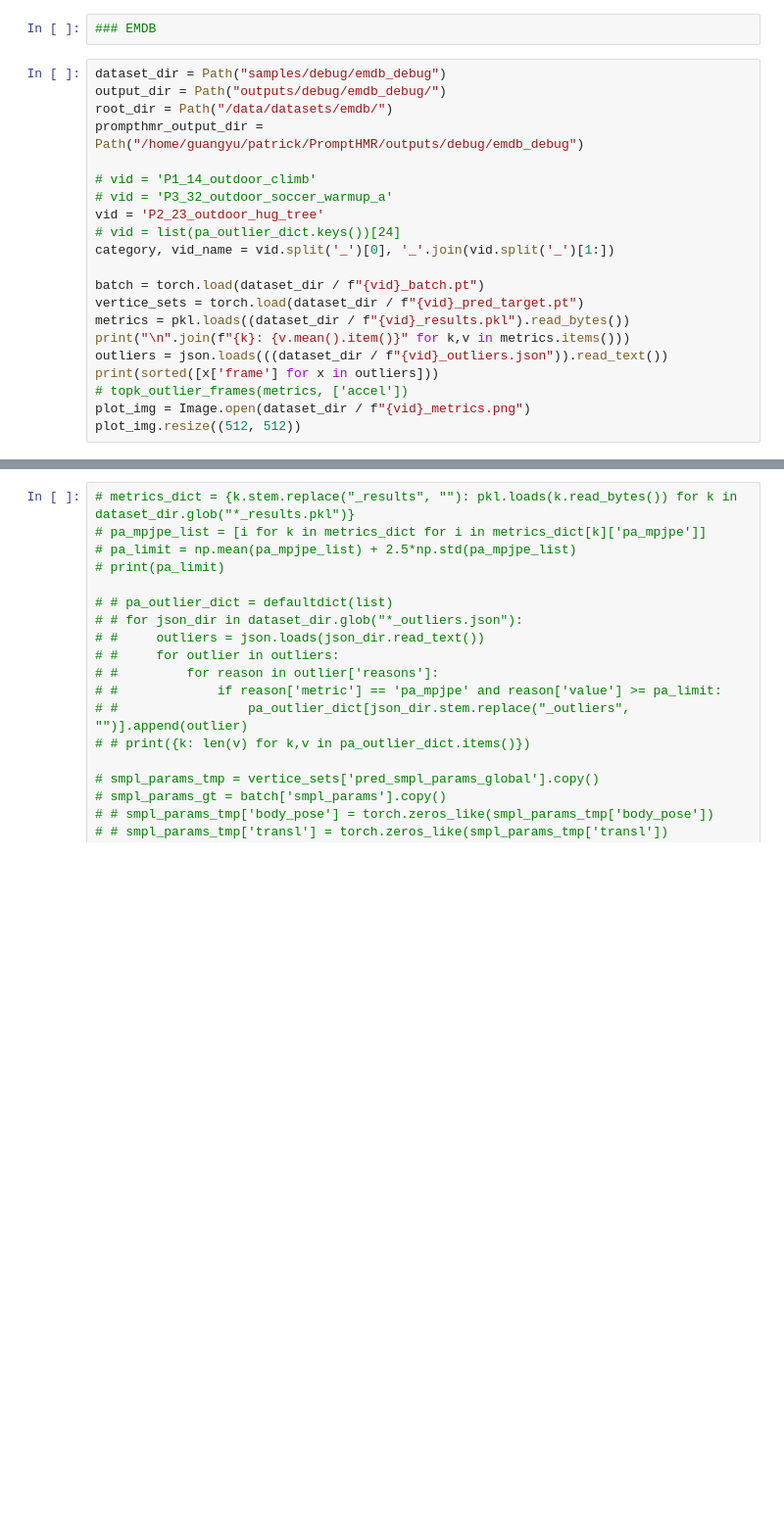
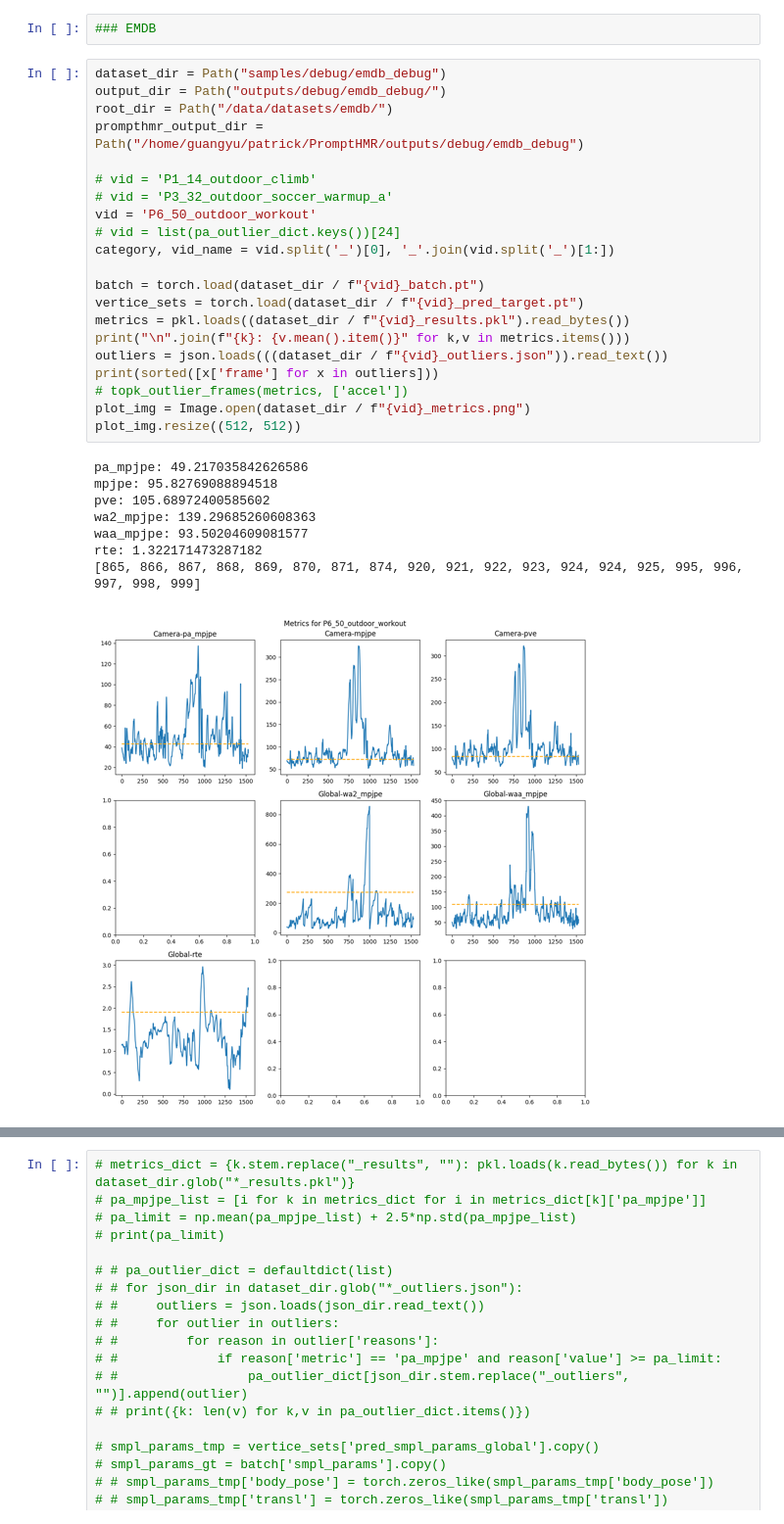
Before and after one commit to yj7082126/GVHMR, a Jupyter notebook: notebooks/test-render-evaldataset.ipynb, the cells around one changed output, grey strips where cells are left out. Shown at 98% size. Drawn from its saved outputs; the diff is of its cells as text; blank space fills up the shorter version.

```diff
--- a/notebooks/test-render-evaldataset.ipynb
+++ b/notebooks/test-render-evaldataset.ipynb
@@ -178,23 +178,32 @@ writer.close()
 # %%
 dataset_dir = Path("samples/debug/emdb_debug")
 output_dir = Path("outputs/debug/emdb_debug/")
 root_dir = Path("/data/datasets/emdb/")
 prompthmr_output_dir = Path("/home/guangyu/patrick/PromptHMR/outputs/debug/emdb_debug")
 
 # vid = 'P1_14_outdoor_climb'
 # vid = 'P3_32_outdoor_soccer_warmup_a'
-vid = 'P2_23_outdoor_hug_tree'
+vid = 'P6_50_outdoor_workout'
 # vid = list(pa_outlier_dict.keys())[24]
 category, vid_name = vid.split('_')[0], '_'.join(vid.split('_')[1:])
 
 batch = torch.load(dataset_dir / f"{vid}_batch.pt")
 vertice_sets = torch.load(dataset_dir / f"{vid}_pred_target.pt")
 metrics = pkl.loads((dataset_dir / f"{vid}_results.pkl").read_bytes())
 print("\n".join(f"{k}: {v.mean().item()}" for k,v in metrics.items()))
 outliers = json.loads(((dataset_dir / f"{vid}_outliers.json")).read_text())
 print(sorted([x['frame'] for x in outliers]))
 # topk_outlier_frames(metrics, ['accel'])
 plot_img = Image.open(dataset_dir / f"{vid}_metrics.png")
 plot_img.resize((512, 512))
+# %% [output]
+pa_mpjpe: 49.217035842626586
+mpjpe: 95.82769088894518
+pve: 105.68972400585602
+wa2_mpjpe: 139.29685260608363
+waa_mpjpe: 93.50204609081577
+rte: 1.322171473287182
+[865, 866, 867, 868, 869, 870, 871, 874, 920, 921, 922, 923, 924, 924, 925, 995, 996, 997, 998, 999]
+[figure, added]
 # %%
 # topk_outlier_frames(metrics, ['waa_mpjpe'])
```
Also changed, not shown: parts of 4 cells of this notebook, 2 other files.
